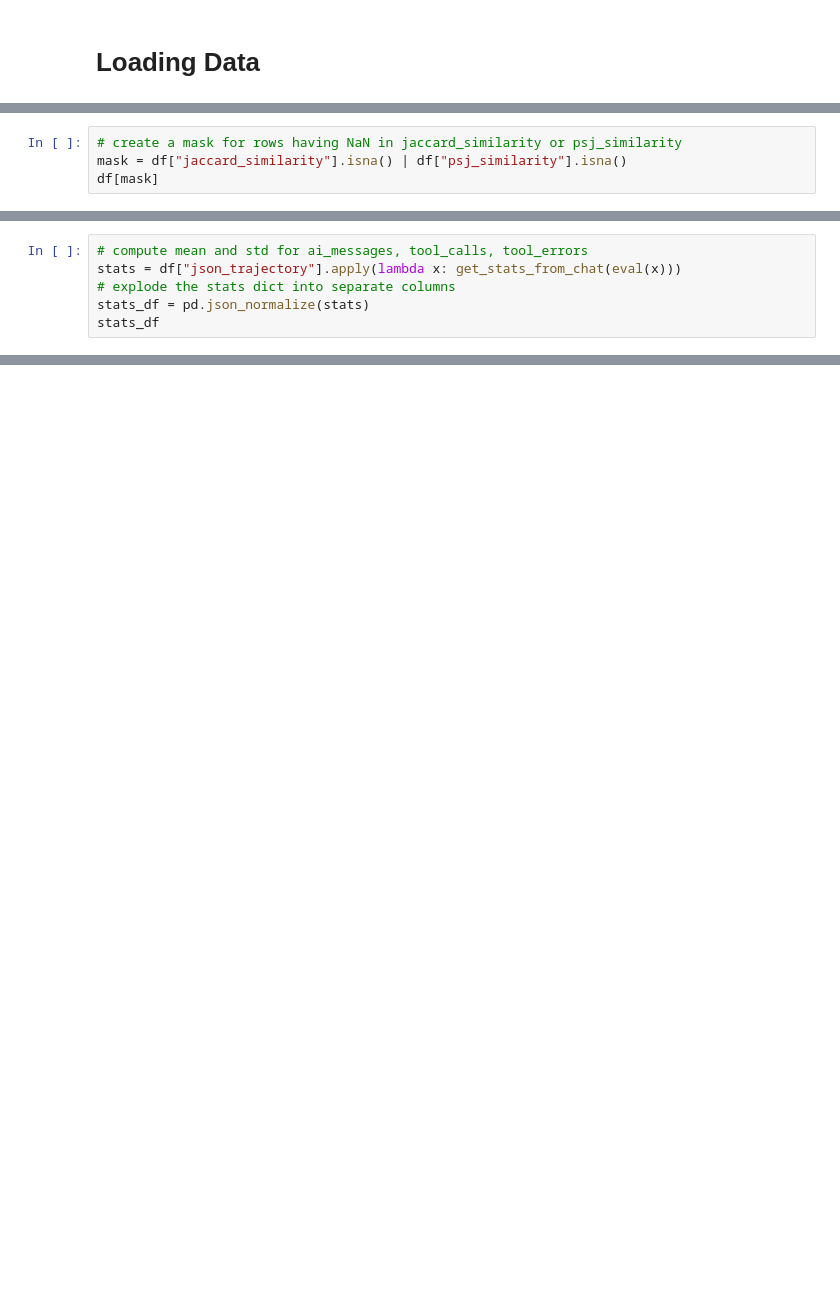
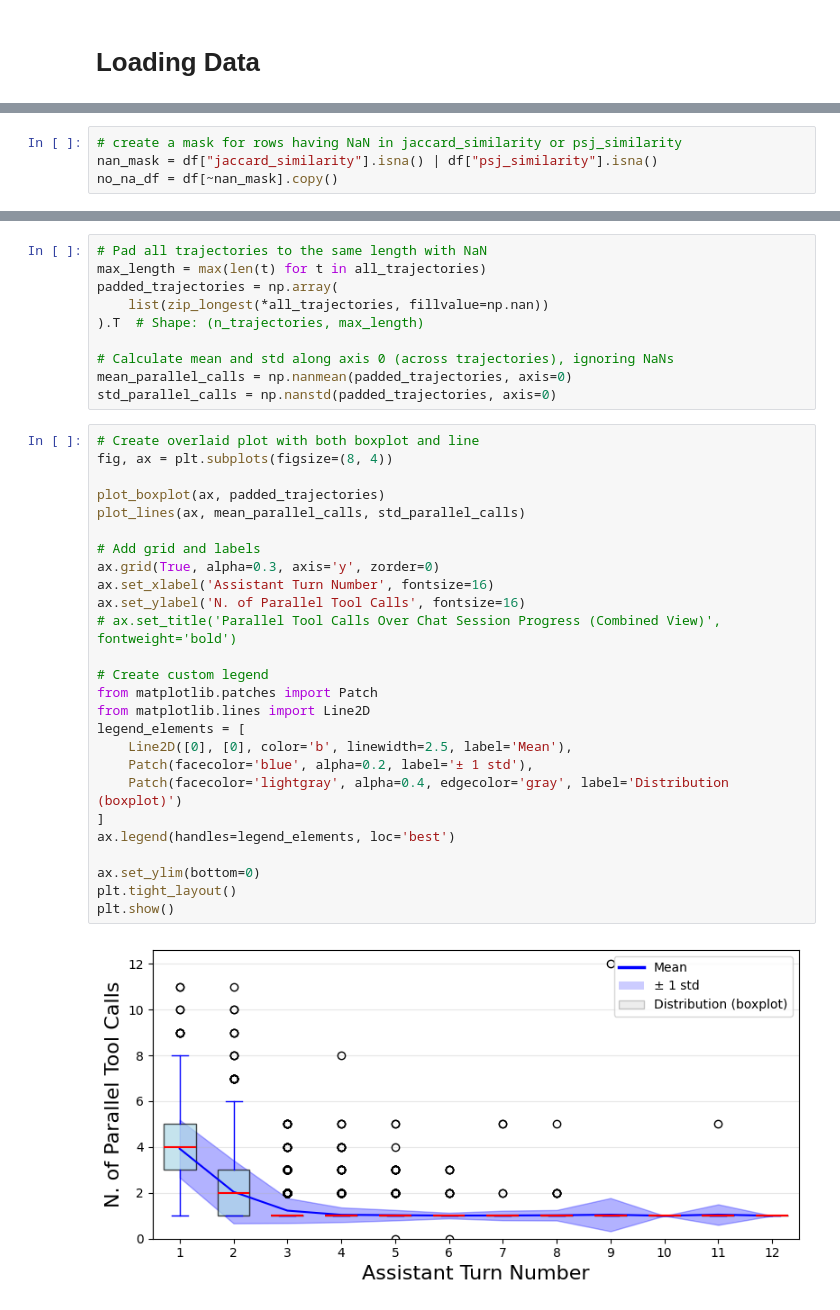
Before and after one commit to ashkihotah/text-to-cypher, a Jupyter notebook: notebooks/evaluation.ipynb, the cells around one changed output, grey strips where cells are left out. Saved outputs shown, nothing was run; the diff lists cells and outputs as text; blank space fills up the shorter version.

```diff
--- a/notebooks/evaluation.ipynb
+++ b/notebooks/evaluation.ipynb
@@ -25,4 +52,4 @@ df
 # %%
 # create a mask for rows having NaN in jaccard_similarity or psj_similarity
-mask = df["jaccard_similarity"].isna() | df["psj_similarity"].isna()
-df[mask]
+nan_mask = df["jaccard_similarity"].isna() | df["psj_similarity"].isna()
+no_na_df = df[~nan_mask].copy()
@@ -158,6 +74,0 @@ def get_stats_from_chat(messages: list[dict]) -> dict:
-# %%
-# compute mean and std for ai_messages, tool_calls, tool_errors
-stats = df["json_trajectory"].apply(lambda x: get_stats_from_chat(eval(x)))
-# explode the stats dict into separate columns
-stats_df = pd.json_normalize(stats)
-stats_df
@@ -173,0 +382,38 @@ for col in stats_df.columns:
+# %%
+# Pad all trajectories to the same length with NaN
+max_length = max(len(t) for t in all_trajectories)
+padded_trajectories = np.array(
+    list(zip_longest(*all_trajectories, fillvalue=np.nan))
+).T  # Shape: (n_trajectories, max_length)
+
+# Calculate mean and std along axis 0 (across trajectories), ignoring NaNs
+mean_parallel_calls = np.nanmean(padded_trajectories, axis=0)
+std_parallel_calls = np.nanstd(padded_trajectories, axis=0)
+# %%
+# Create overlaid plot with both boxplot and line
+fig, ax = plt.subplots(figsize=(8, 4))
+
+plot_boxplot(ax, padded_trajectories)
+plot_lines(ax, mean_parallel_calls, std_parallel_calls)
+
+# Add grid and labels
+ax.grid(True, alpha=0.3, axis='y', zorder=0)
+ax.set_xlabel('Assistant Turn Number', fontsize=16)
+ax.set_ylabel('N. of Parallel Tool Calls', fontsize=16)
+# ax.set_title('Parallel Tool Calls Over Chat Session Progress (Combined View)', fontweight='bold')
+
+# Create custom legend
+from matplotlib.patches import Patch
+from matplotlib.lines import Line2D
+legend_elements = [
+    Line2D([0], [0], color='b', linewidth=2.5, label='Mean'),
+    Patch(facecolor='blue', alpha=0.2, label='± 1 std'),
+    Patch(facecolor='lightgray', alpha=0.4, edgecolor='gray', label='Distribution (boxplot)')
+]
+ax.legend(handles=legend_elements, loc='best')
+
+ax.set_ylim(bottom=0)
+plt.tight_layout()
+plt.show()
+# %% [output]
+[figure, added]
```
Also changed, not shown: parts of 30 cells of this notebook, 39 other files.
